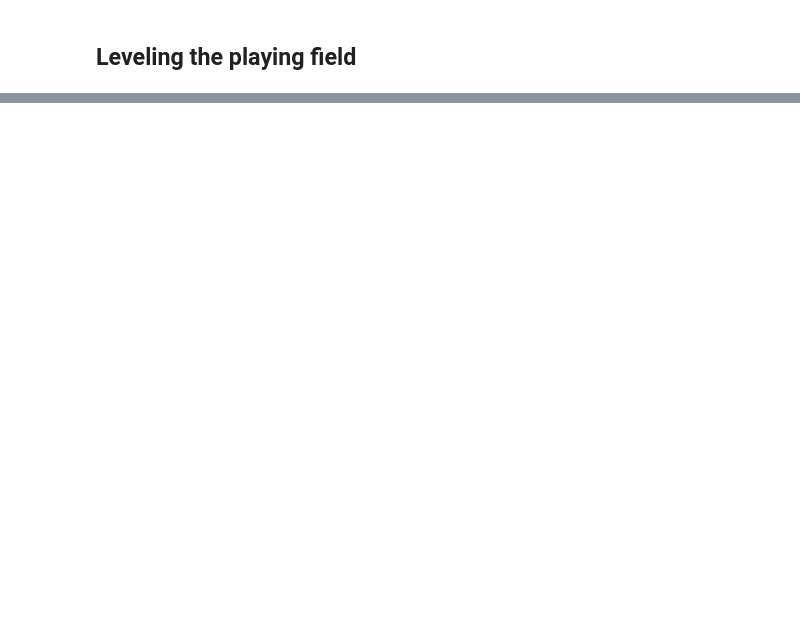
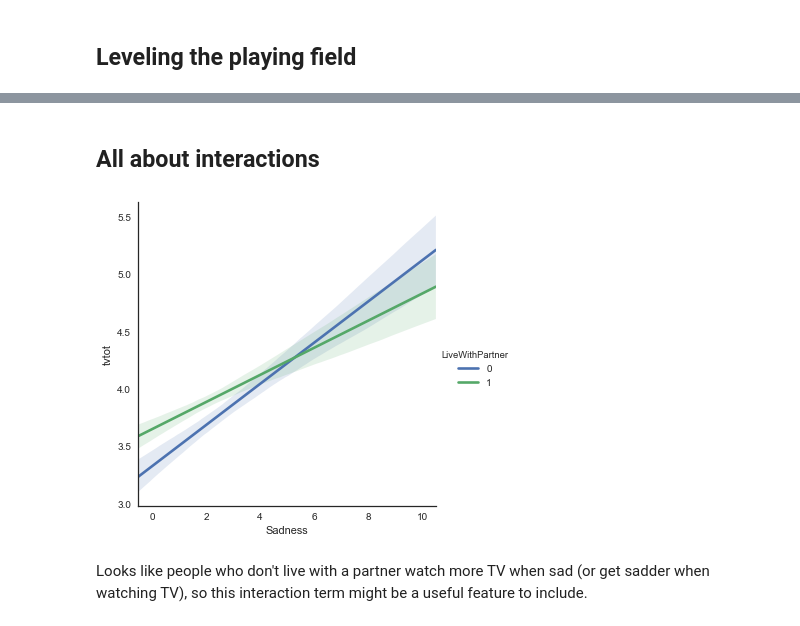
Before and after one commit to WolfgangHall/thinkful_drills, a Jupyter notebook: Unit2/models/feature_engineering_notebook.ipynb, the cells around one changed output, grey strips where cells are left out. Drawn from its saved outputs; the diff is of its cells as text; code cells hidden in the pictures; blank space fills up the shorter version.

```diff
--- a/Unit2/models/feature_engineering_notebook.ipynb
+++ b/Unit2/models/feature_engineering_notebook.ipynb
@@ -229,0 +233,25 @@ ModuleNotFoundError: No module named 'sklearn'
+# %% [markdown]
+## All about interactions
+# %%
+# Create a better indicator for 'partner.' Currently it is coded 1 for
+# living with a partner and 2 for not living with a partner.
+features['LiveWithPartner'] = np.where(df['partner'] == 1, 1, 0)
+
+# Create the interaction.
+features['Sad_Partner'] = features['Sadness'] * features['LiveWithPartner']
+
+# A plot of an interaction.
+# Add the 'tvtot' feature to the features data frame for plotting.
+features['tvtot'] = df['tvtot']
+sns.lmplot(
+    x='Sadness',
+    y='tvtot',
+    hue='LiveWithPartner',
+    data=features,
+    scatter=False
+)
+plt.show()
+# %% [output]
+[figure, added]
+# %% [markdown]
+Looks like people who don't live with a partner watch more TV when sad (or get sadder when watching TV), so this interaction term might be a useful feature to include.
```
Also changed, not shown: parts of 6 cells of this notebook, 8 other files.
